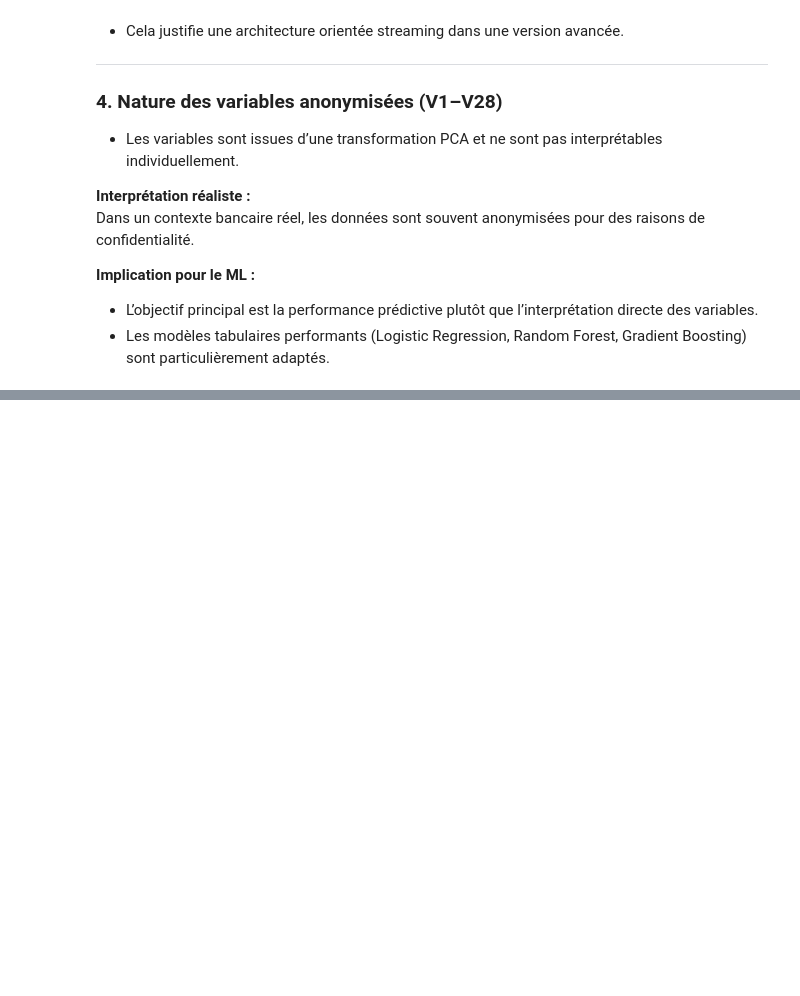
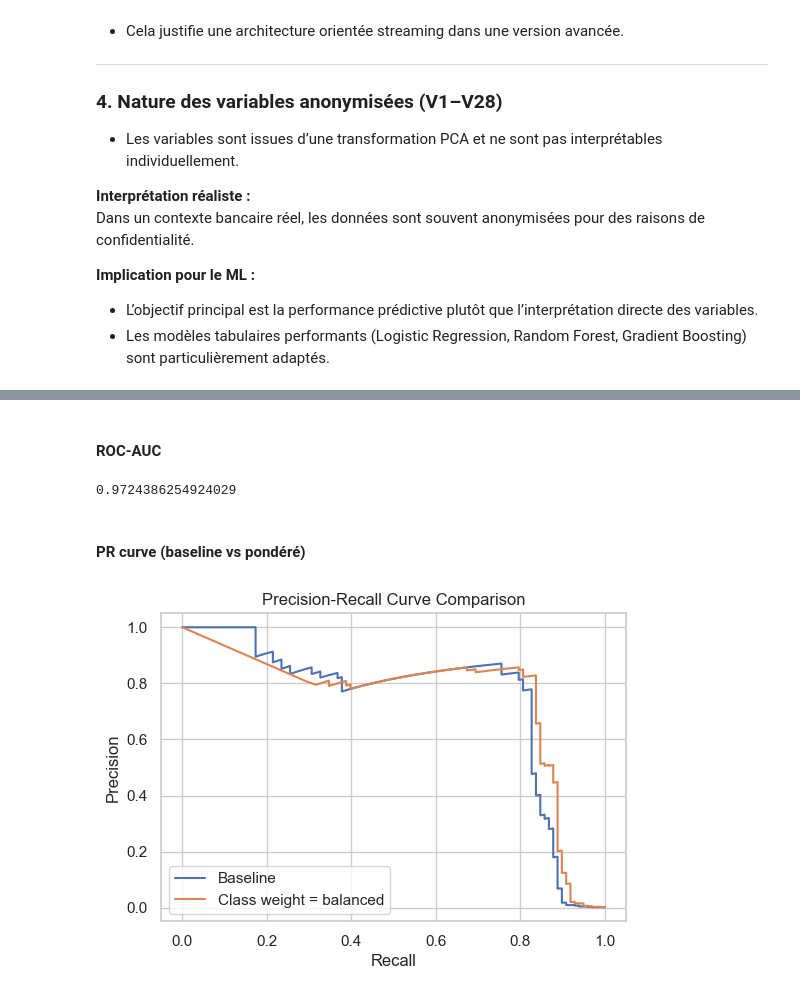
Before and after one commit to ayasmihii/fraud-detection-ml, a Jupyter notebook: notebooks/01_eda_credit_card_fraud.ipynb, the cells around one changed output, grey strips where cells are left out. Cells and saved outputs as stored; diff of their text form; code cells hidden in the pictures; blank space fills up the shorter version.

```diff
--- a/notebooks/01_eda_credit_card_fraud.ipynb
+++ b/notebooks/01_eda_credit_card_fraud.ipynb
@@ -170,0 +296,8 @@ Dans un contexte bancaire réel, les données sont souvent anonymisées pour des
+# %%
+weighted_model = LogisticRegression(
+    max_iter=1000,
+    solver="lbfgs",
+    class_weight="balanced"
+)
+
+weighted_model.fit(X_train, y_train)
@@ -170,0 +316,3 @@ Dans un contexte bancaire réel, les données sont souvent anonymisées pour des
+# %%
+y_pred_w = weighted_model.predict(X_test)
+y_proba_w = weighted_model.predict_proba(X_test)[:, 1]
@@ -170,0 +340,22 @@ Dans un contexte bancaire réel, les données sont souvent anonymisées pour des
+# %% [markdown]
+#### ROC-AUC
+# %%
+roc_auc_w = roc_auc_score(y_test, y_proba_w)
+roc_auc_w
+# %% [output]
+0.9724386254924029
+# %% [markdown]
+#### PR curve (baseline vs pondéré)
+# %%
+precision_w, recall_w, _ = precision_recall_curve(y_test, y_proba_w)
+
+plt.figure(figsize=(6,4))
+plt.plot(recall, precision, label="Baseline")
+plt.plot(recall_w, precision_w, label="Class weight = balanced")
+plt.xlabel("Recall")
+plt.ylabel("Precision")
+plt.title("Precision-Recall Curve Comparison")
+plt.legend()
+plt.show()
+# %% [output]
+[figure, added]
```
Also changed, not shown: parts of 29 cells of this notebook.
